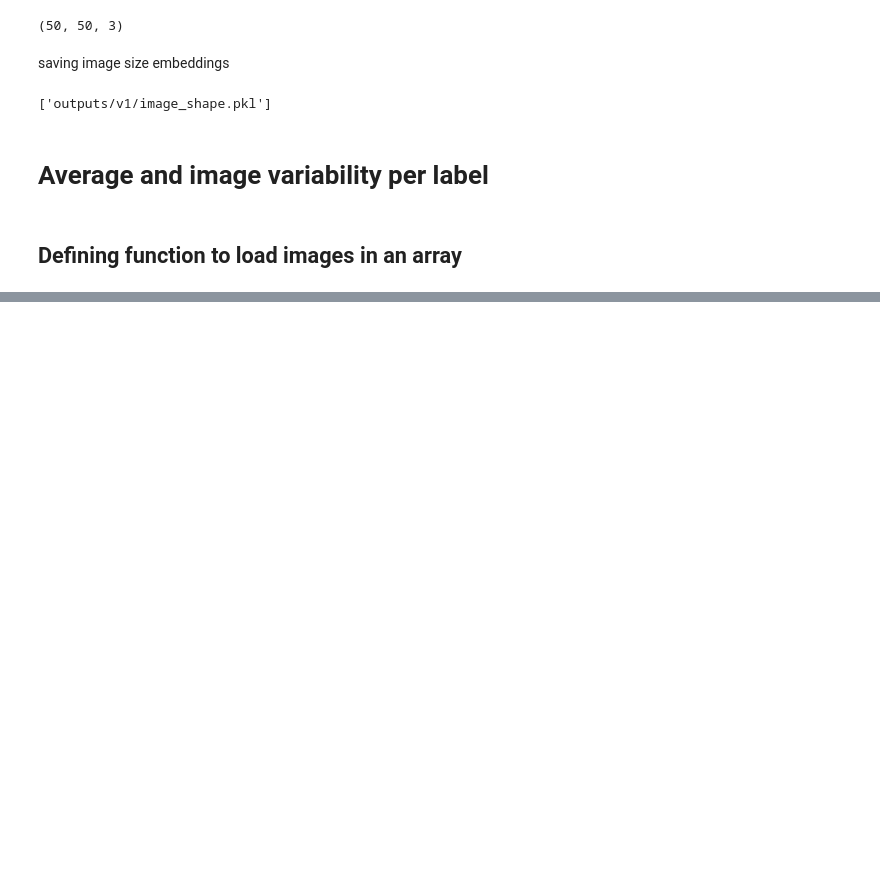
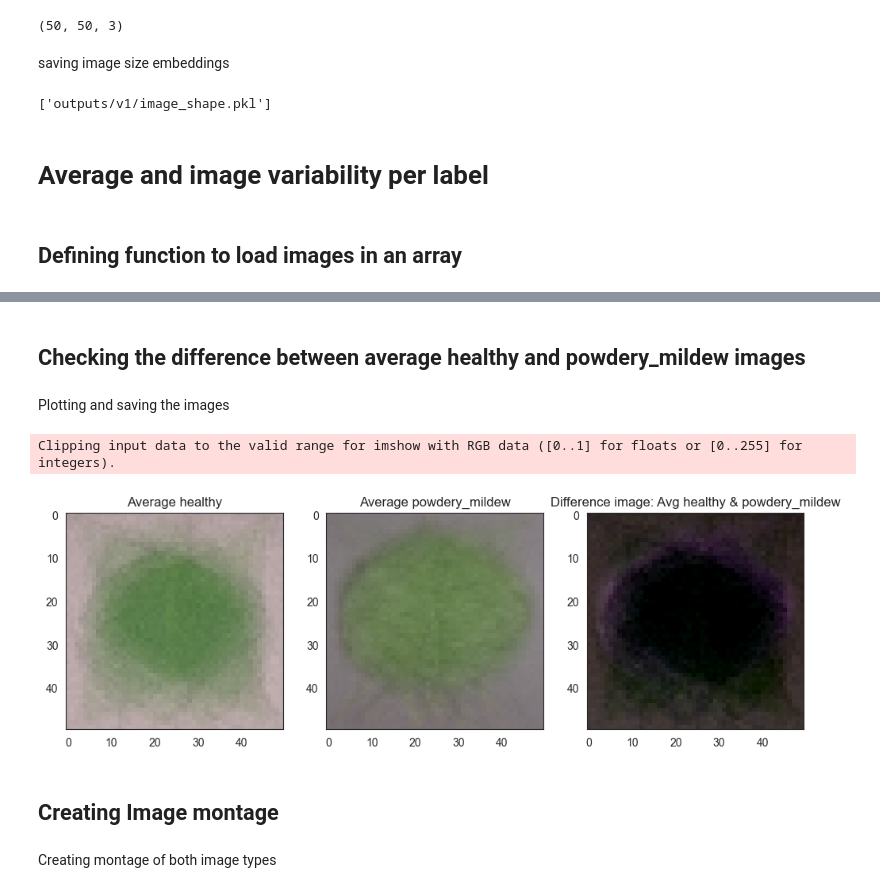
Before and after one commit to KhanRana/PP5-mildew-detection-in-cherry-leaves, a Jupyter notebook: jupyter_notebooks/data_visualisation.ipynb, the cells around one changed output, grey strips where cells are left out. Drawn from its saved outputs; the diff is of its cells as text; code cells hidden in the pictures; blank space fills up the shorter version.

```diff
--- a/jupyter_notebooks/data_visualisation.ipynb
+++ b/jupyter_notebooks/data_visualisation.ipynb
@@ -162,0 +216,2 @@ NameError: name 'image' is not defined
+# %% [markdown]
+## Checking the difference between average healthy and powdery_mildew images
@@ -162,0 +261,13 @@ NameError: name 'image' is not defined
+# %% [markdown]
+Plotting and saving the images
+# %%
+diff_bet_avg_image_labels_data_as_array(X=X, y=y,
+                                        label_1='healthy', label_2='powdery_mildew',
+                                        figsize=(12, 10),
+                                        save_image=True
+                                        )
+# %% [output]
+Clipping input data to the valid range for imshow with RGB data ([0..1] for floats or [0..255] for integers).
+[figure, added]
+# %% [markdown]
+## Creating Image montage
@@ -162,0 +326,2 @@ NameError: name 'image' is not defined
+# %% [markdown]
+Creating montage of both image types
```
Also changed, not shown: parts of 10 cells of this notebook, 1 other file.
